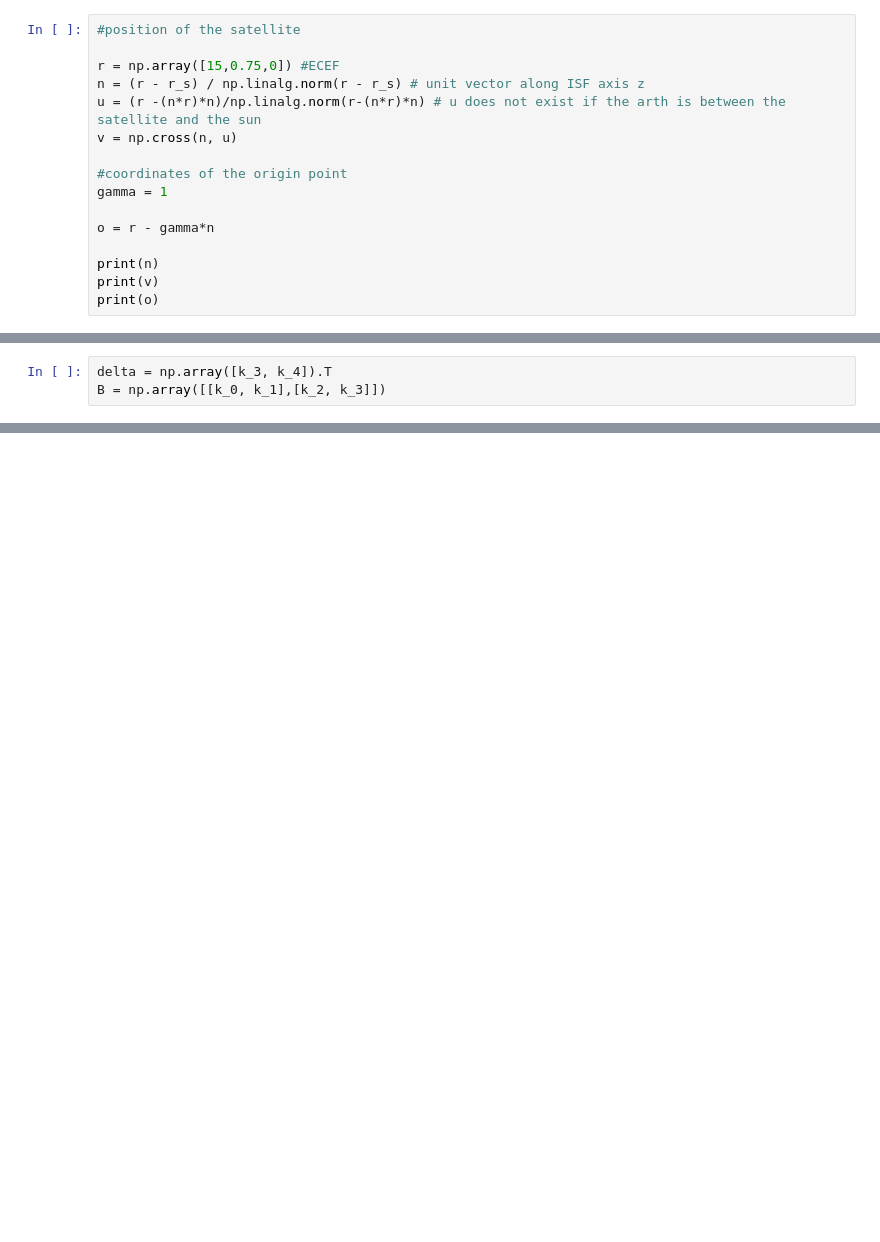
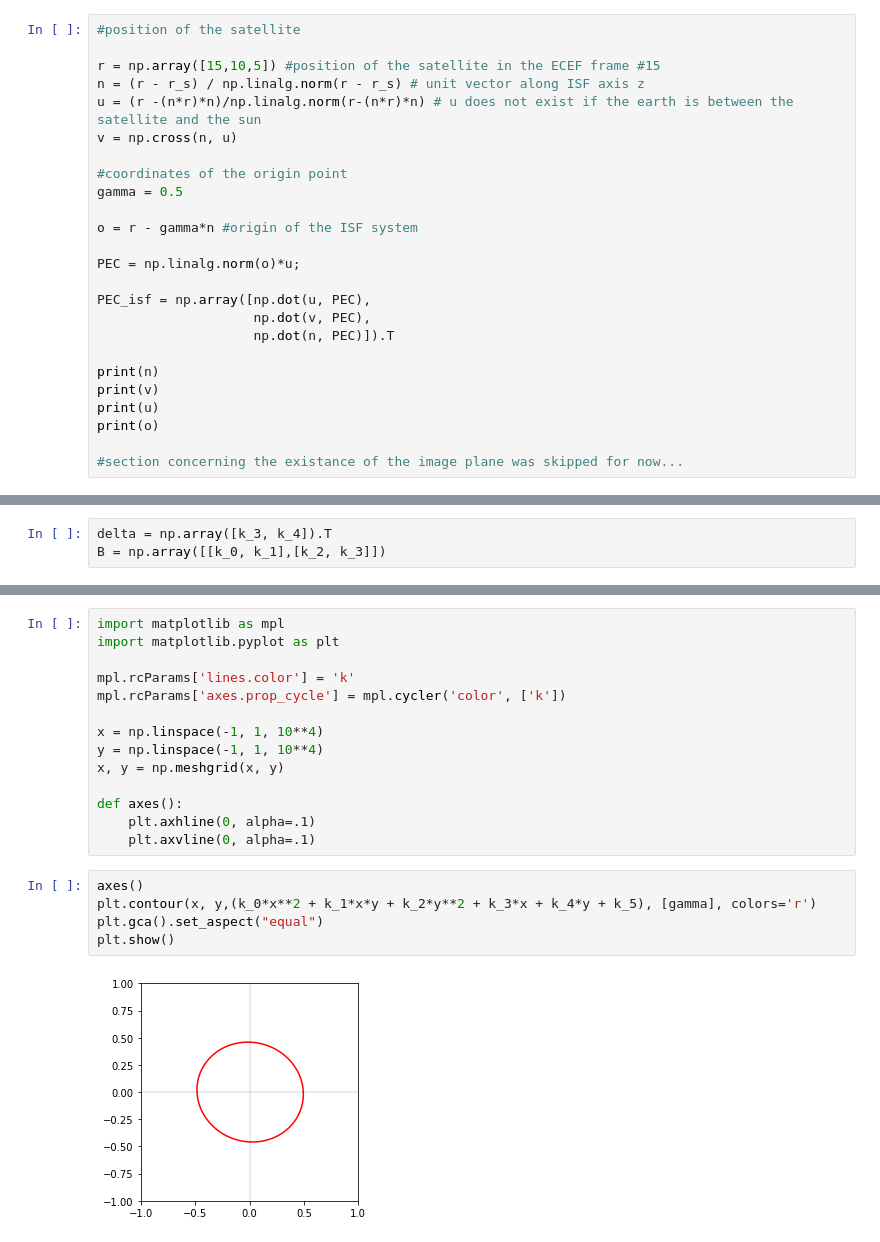
Before and after one commit to vittorioserra/jupiter_moons, a Jupyter notebook: pymeeus-master/Phenomena/Enhanced shadow model.ipynb, the cells around one changed output, grey strips where cells are left out. Drawn from its saved outputs; the diff is of its cells as text; blank space fills up the shorter version.

```diff
--- a/pymeeus-master/Phenomena/Enhanced shadow model.ipynb
+++ b/pymeeus-master/Phenomena/Enhanced shadow model.ipynb
@@ -22,17 +25,26 @@ print((x_s-r_s).T@(x_s-r_s)) # sould return the sun's radius, squared
 # %%
 #position of the satellite
 
-r = np.array([15,0.75,0]) #ECEF
+r = np.array([15,10,5]) #position of the satellite in the ECEF frame #15
 n = (r - r_s) / np.linalg.norm(r - r_s) # unit vector along ISF axis z
-u = (r -(n*r)*n)/np.linalg.norm(r-(n*r)*n) # u does not exist if the arth is between the satellite and the sun
+u = (r -(n*r)*n)/np.linalg.norm(r-(n*r)*n) # u does not exist if the earth is between the satellite and the sun
 v = np.cross(n, u)
 
 #coordinates of the origin point
-gamma = 1
+gamma = 0.5
 
-o = r - gamma*n
+o = r - gamma*n #origin of the ISF system
+
+PEC = np.linalg.norm(o)*u;
+
+PEC_isf = np.array([np.dot(u, PEC),
+                    np.dot(v, PEC),
+                    np.dot(n, PEC)]).T
 
 print(n)
 print(v)
+print(u)
 print(o)
+
+#section concerning the existance of the image plane was skipped for now...
 # %% [output]
@@ -85,3 +155,24 @@ print(Q@D@Q.T)
+# %%
+import matplotlib as mpl
+import matplotlib.pyplot as plt
+
+mpl.rcParams['lines.color'] = 'k'
+mpl.rcParams['axes.prop_cycle'] = mpl.cycler('color', ['k'])
+
+x = np.linspace(-1, 1, 10**4)
+y = np.linspace(-1, 1, 10**4)
+x, y = np.meshgrid(x, y)
+
+def axes():
+    plt.axhline(0, alpha=.1)
+    plt.axvline(0, alpha=.1)
+# %%
+axes()
+plt.contour(x, y,(k_0*x**2 + k_1*x*y + k_2*y**2 + k_3*x + k_4*y + k_5), [gamma], colors='r')
+plt.gca().set_aspect("equal")
+plt.show()
+# %% [output]
+[figure, added]
 # %%
 # Sun's projection
 
```
Also changed, not shown: parts of 21 cells of this notebook, 8 other files.
